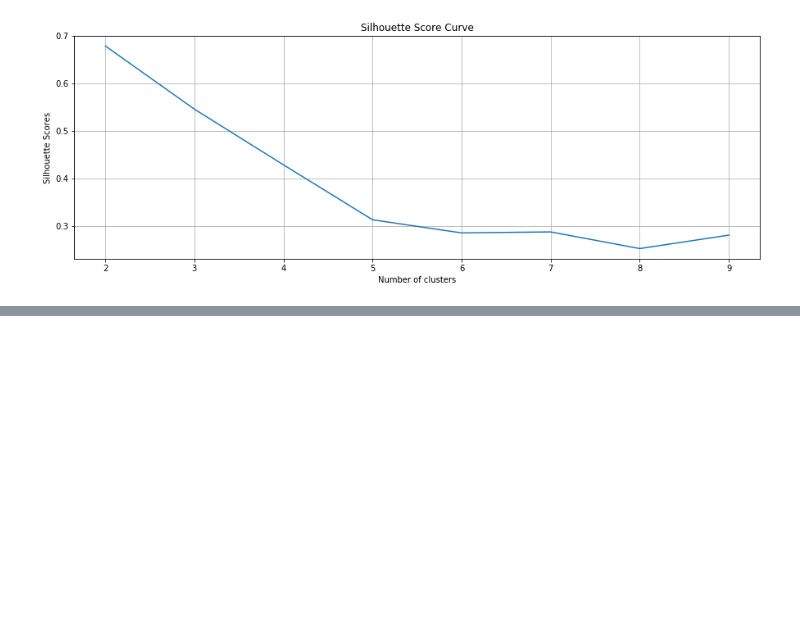
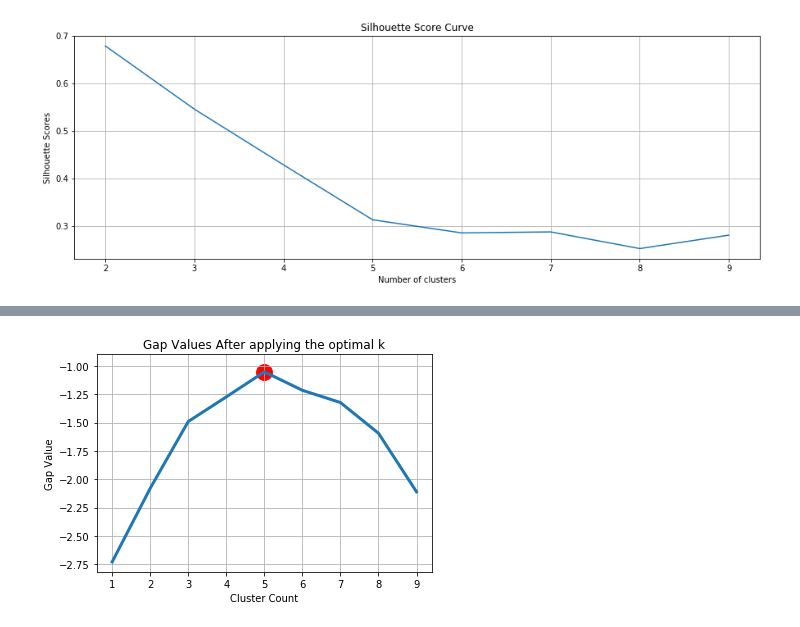
Before and after one commit to hanhanwu/Hanhan_Data_Science_Practice, a Jupyter notebook: Outliers_and_Clustering/clustering_evaluation.ipynb, the cells around one changed output, grey strips where cells are left out. Cells and saved outputs as stored; diff of their text form; code cells hidden in the pictures; blank space fills up the shorter version.

```diff
--- a/Outliers_and_Clustering/clustering_evaluation.ipynb
+++ b/Outliers_and_Clustering/clustering_evaluation.ipynb
@@ -113,0 +181,17 @@ NOTE: cannot choose k=1
+# %%
+km = KMeans(k)  # apply optimal k
+km.fit(X_train)
+
+df = pd.DataFrame(X_train)
+df['label'] = km.labels_
+
+num, gapdf = optimalK(km.cluster_centers_, maxClusters=k)
+plt.plot(gapdf.clusterCount, gapdf.gap, linewidth=3)
+plt.scatter(gapdf[gapdf.clusterCount == num].clusterCount, gapdf[gapdf.clusterCount == num].gap, s=250, c='r')
+plt.grid(True)
+plt.xlabel('Cluster Count')
+plt.ylabel('Gap Value')
+plt.title('Gap Values After applying the optimal k')
+plt.show()
+# %% [output]
+[figure, added]
```
Also changed, not shown: parts of 5 cells of this notebook.
